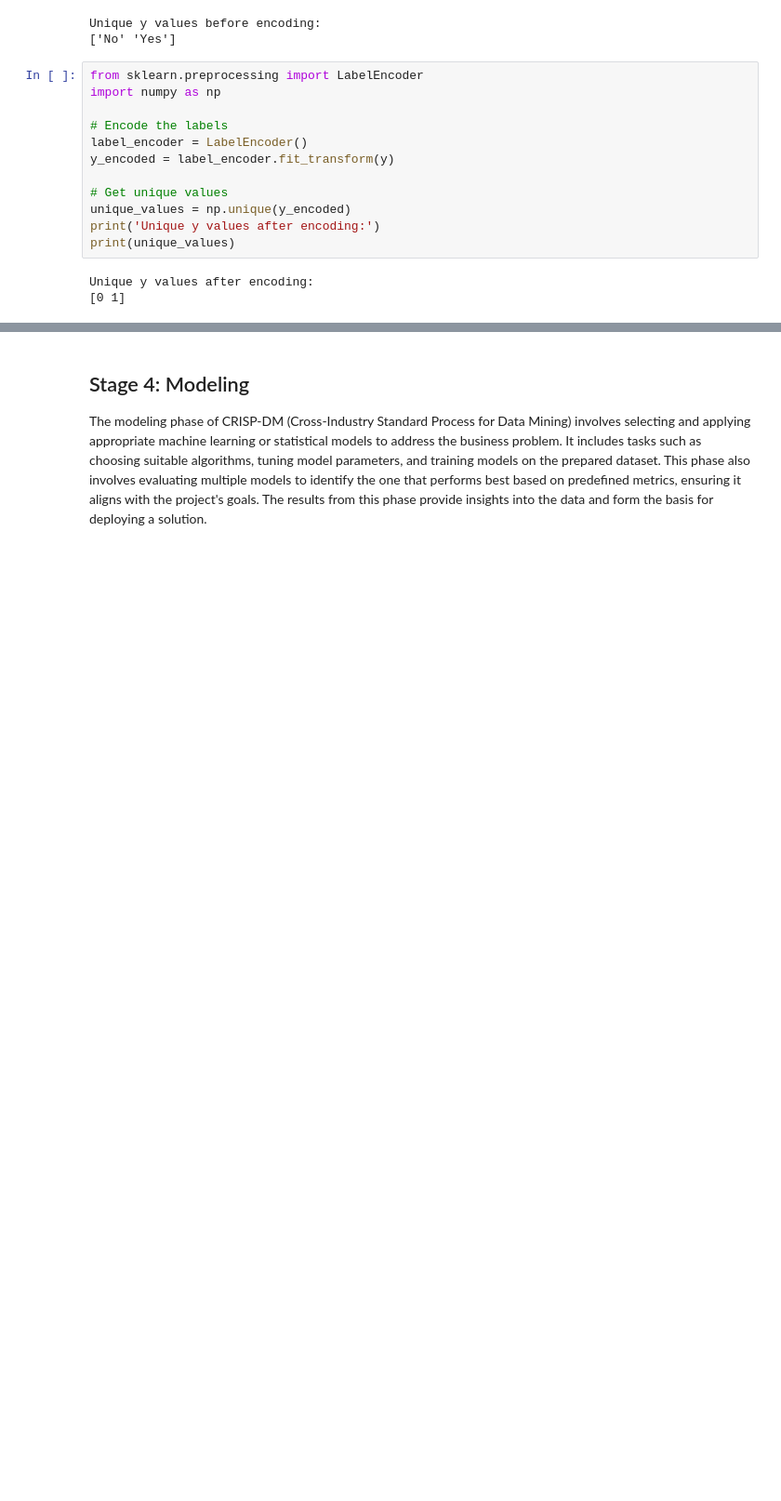
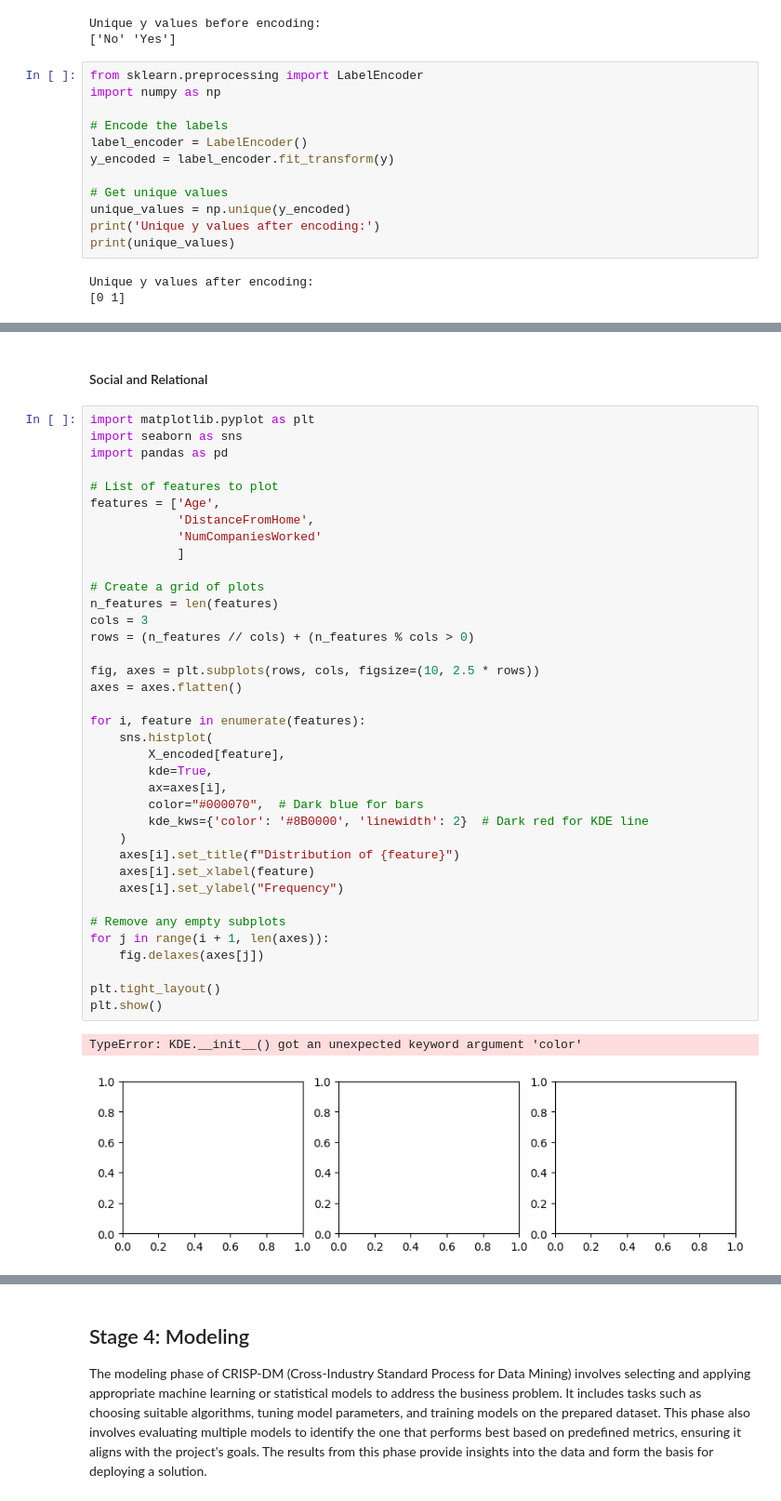
Before and after one commit to Jrk373/MachineLearningDemo, a Jupyter notebook: DecisionTreeClasifier.ipynb, the cells around one changed output, grey strips where cells are left out. Shown: that part at 93% size. Cells and saved outputs as stored; diff of their text form; blank space fills up the shorter version.

```diff
--- a/DecisionTreeClasifier.ipynb
+++ b/DecisionTreeClasifier.ipynb
@@ -485,0 +572,42 @@ Unique y values after encoding:
+# %% [markdown]
+#### Social and Relational
+# %%
+import matplotlib.pyplot as plt
+import seaborn as sns
+import pandas as pd
+
+# List of features to plot
+features = ['Age',
+            'DistanceFromHome',
+            'NumCompaniesWorked'
+            ]
+
+# Create a grid of plots
+n_features = len(features)
+cols = 3
+rows = (n_features // cols) + (n_features % cols > 0)
+
+fig, axes = plt.subplots(rows, cols, figsize=(10, 2.5 * rows))
+axes = axes.flatten()
+
+for i, feature in enumerate(features):
+    sns.histplot(
+        X_encoded[feature],
+        kde=True,
+        ax=axes[i],
+        color="#000070",  # Dark blue for bars
+        kde_kws={'color': '#8B0000', 'linewidth': 2}  # Dark red for KDE line
+    )
+    axes[i].set_title(f"Distribution of {feature}")
+    axes[i].set_xlabel(feature)
+    axes[i].set_ylabel("Frequency")
+
+# Remove any empty subplots
+for j in range(i + 1, len(axes)):
+    fig.delaxes(axes[j])
+
+plt.tight_layout()
+plt.show()
+# %% [output]
+TypeError: KDE.__init__() got an unexpected keyword argument 'color'
+[figure, added]
```
Also changed, not shown: parts of 42 cells of this notebook.
